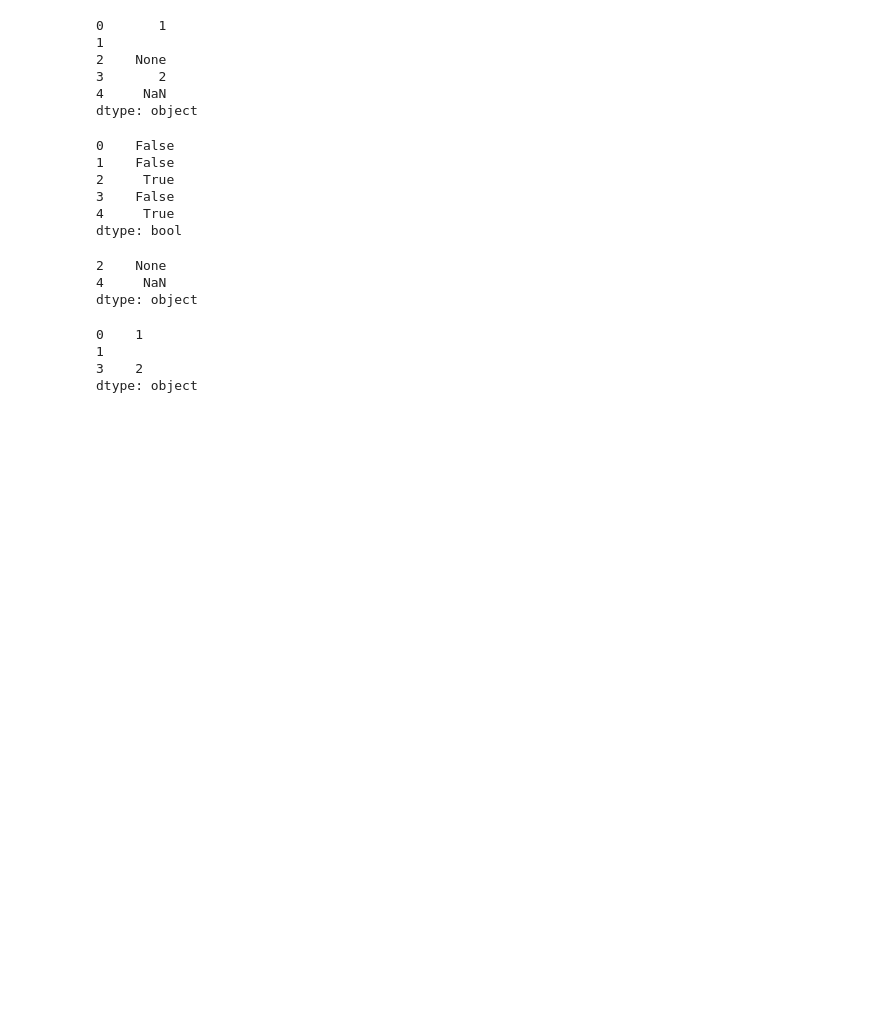
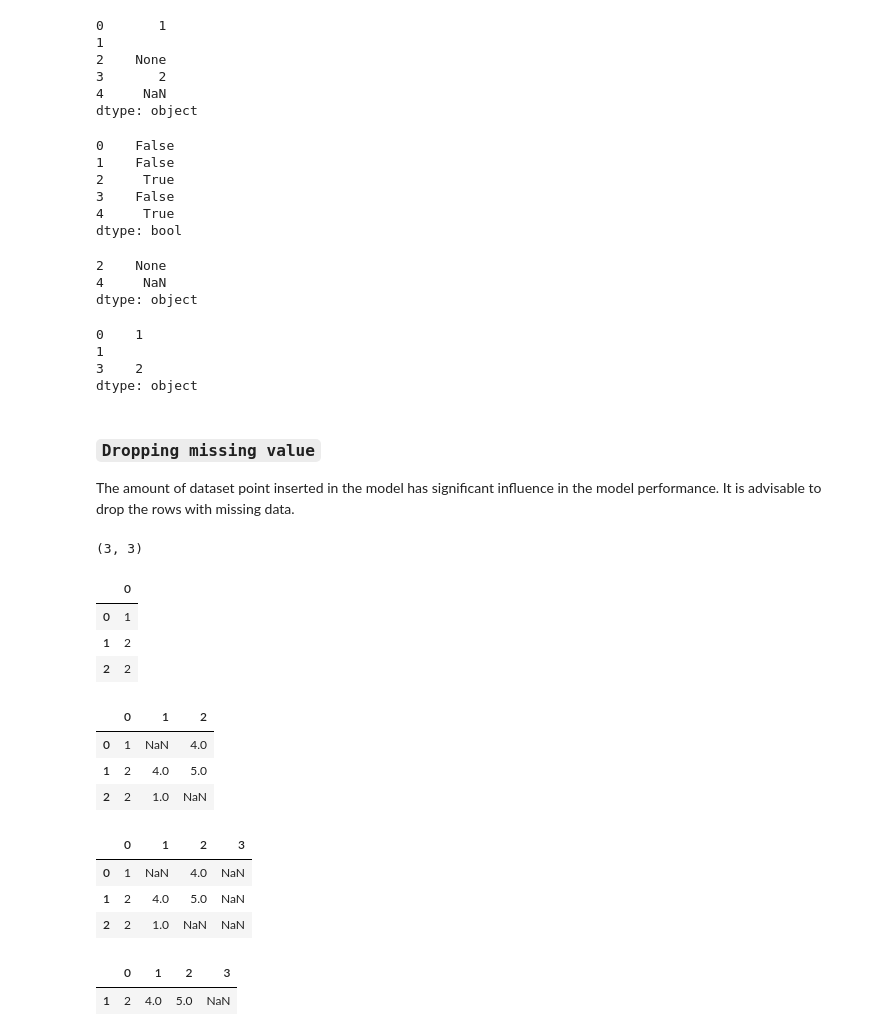
Before and after one commit to HABUDANHAYABK/ArewaDS-Machine-Learning, a Jupyter notebook: Data-Preparation/data_preparation.ipynb, the cells around one changed output. Cells and saved outputs as stored; diff of their text form; code cells hidden in the pictures; blank space fills up the shorter version.

Commit message:
Dropping missing value

```diff
--- a/Data-Preparation/data_preparation.ipynb
+++ b/Data-Preparation/data_preparation.ipynb
@@ -208,3 +208,46 @@ print(example[example.notnull()])
 1
 3    2
 dtype: object
+# %% [markdown]
+### `Dropping missing value`
+
+The amount of dataset point inserted in the model has significant influence in the model performance. It is advisable to drop the rows with missing data.
+# %%
+import numpy as np
+import pandas as pd
+
+example2 = pd.DataFrame([[1,     np.nan,     4],
+                        [2,     4,          5],
+                        [2,     1,     np.nan]])
+# %%
+example2.shape
+# %% [output]
+(3, 3)
+# %%
+example2.dropna(axis='columns')
+# %% [output]
+|  | 0 |
+| 0 | 1 |
+| 1 | 2 |
+| 2 | 2 |
+# %%
+example2
+# %% [output]
+|  | 0 | 1 | 2 |
+| 0 | 1 | NaN | 4.0 |
+| 1 | 2 | 4.0 | 5.0 |
+| 2 | 2 | 1.0 | NaN |
+# %%
+example2[3] = np.nan
+# %%
+example2
+# %% [output]
+|  | 0 | 1 | 2 | 3 |
+| 0 | 1 | NaN | 4.0 | NaN |
+| 1 | 2 | 4.0 | 5.0 | NaN |
+| 2 | 2 | 1.0 | NaN | NaN |
+# %%
+example2.dropna(axis='rows', thresh=3)
+# %% [output]
+|  | 0 | 1 | 2 | 3 |
+| 1 | 2 | 4.0 | 5.0 | NaN |
```
Also changed, not shown: parts of 18 cells of this notebook.
